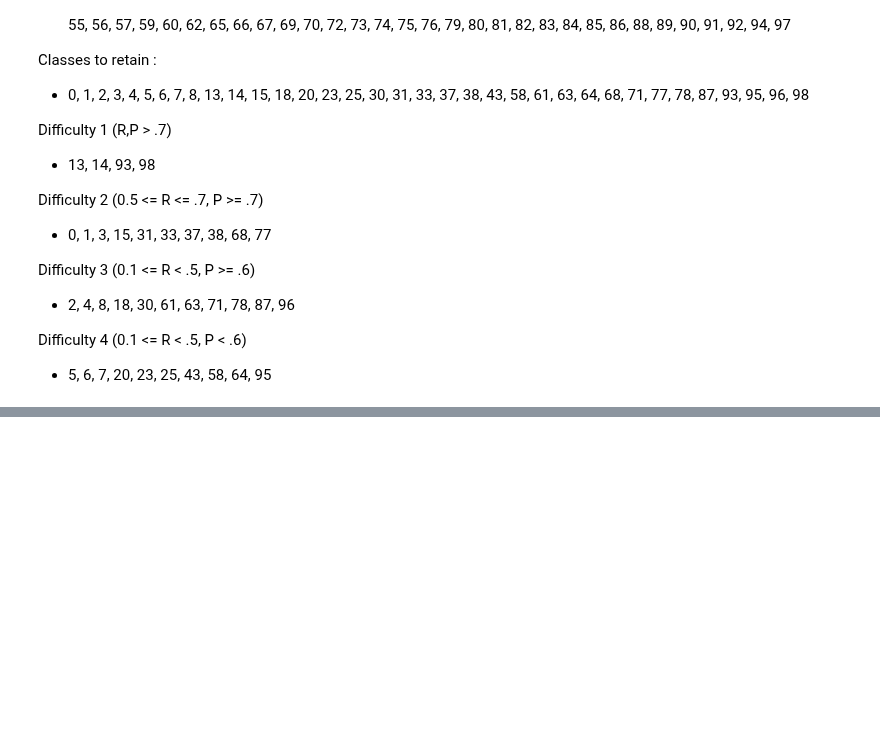
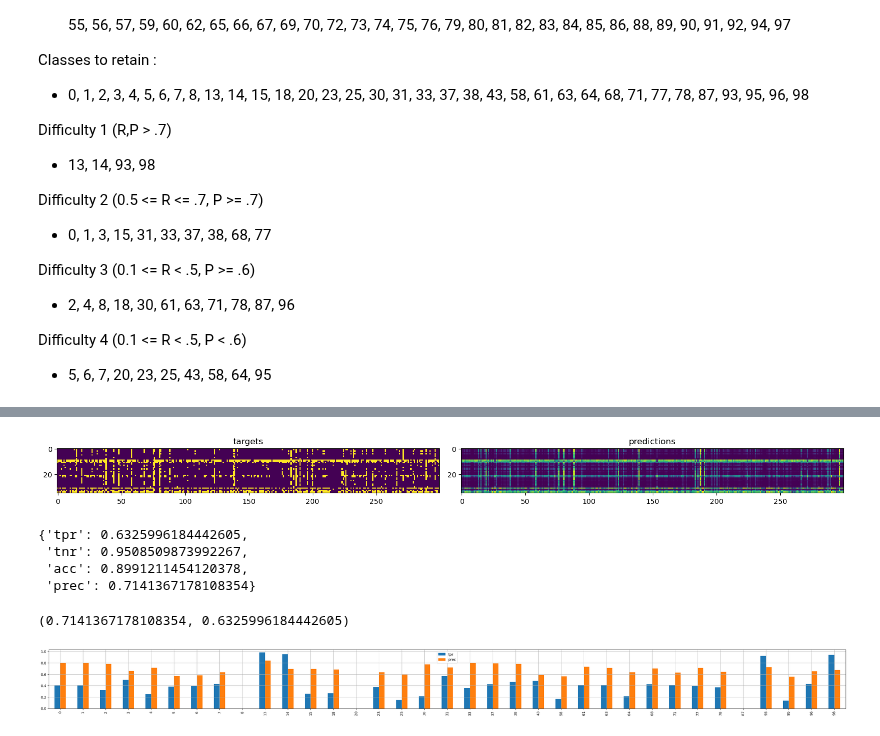
Before and after one commit to Clay-foundation/earth-text, a Jupyter notebook: notebooks/models/04 - multilabel classification.ipynb, the cells around one changed output, grey strips where cells are left out. Saved outputs shown, nothing was run; the diff lists cells and outputs as text; code cells hidden in the pictures; blank space fills up the shorter version.

```diff
--- a/notebooks/models/04 - multilabel classification.ipynb
+++ b/notebooks/models/04 - multilabel classification.ipynb
@@ -186,0 +270,19 @@ Difficulty 4 (0.1 <= R < .5, P < .6)
+# %%
+targets = []
+predictions = []
+dltrain = dl.train_dataloader()
+for batch in pbar(dltrain):
+    x = batch['embedding']
+    t = batch['multilabel']
+
+    o = m(x)
+
+    for ti in t.detach().numpy():
+        targets.append(ti)
+
+    for oi in o.detach().numpy():
+        predictions.append(oi)
+
+targets = np.r_[targets]
+predictions = np.r_[predictions]
+targets.shape, predictions.shape
@@ -186,0 +292,25 @@ Difficulty 4 (0.1 <= R < .5, P < .6)
+# %%
+idxs = np.random.permutation(len(targets))[:300]
+# %%
+for ax, i in subplots(2, usizex=8):
+    if i==0:
+        plt.imshow(targets[idxs][:, classes_retain].T, interpolation='none')
+        plt.title("targets")
+    if i==1:
+        plt.imshow(predictions[idxs][:, classes_retain].T, interpolation='none', vmin=0, vmax=1)
+        plt.title("predictions")
+        #plt.colorbar();
+# %% [output]
+[figure, added]
+# %%
+metr(targets[:, classes_retain].flatten(), predictions[:, classes_retain].flatten()>.5)
+# %% [output]
+{'tpr': 0.6325996184442605,
+ 'tnr': 0.9508509873992267,
+ 'acc': 0.8991211454120378,
+ 'prec': 0.7141367178108354}
+# %%
+precision_score(targets[:, classes_retain].flatten(), predictions[:, classes_retain].flatten()>.5), \
+recall_score(targets[:, classes_retain].flatten(), predictions[:, classes_retain].flatten()>.5)
+# %% [output]
+(0.7141367178108354, 0.6325996184442605)
@@ -186,0 +320,5 @@ Difficulty 4 (0.1 <= R < .5, P < .6)
+# %%
+r[['tpr', 'prec']].loc[classes_retain].plot(kind='bar', figsize=(40,3))
+plt.grid()
+# %% [output]
+[figure, added]
```
Also changed, not shown: parts of 23 cells of this notebook.
